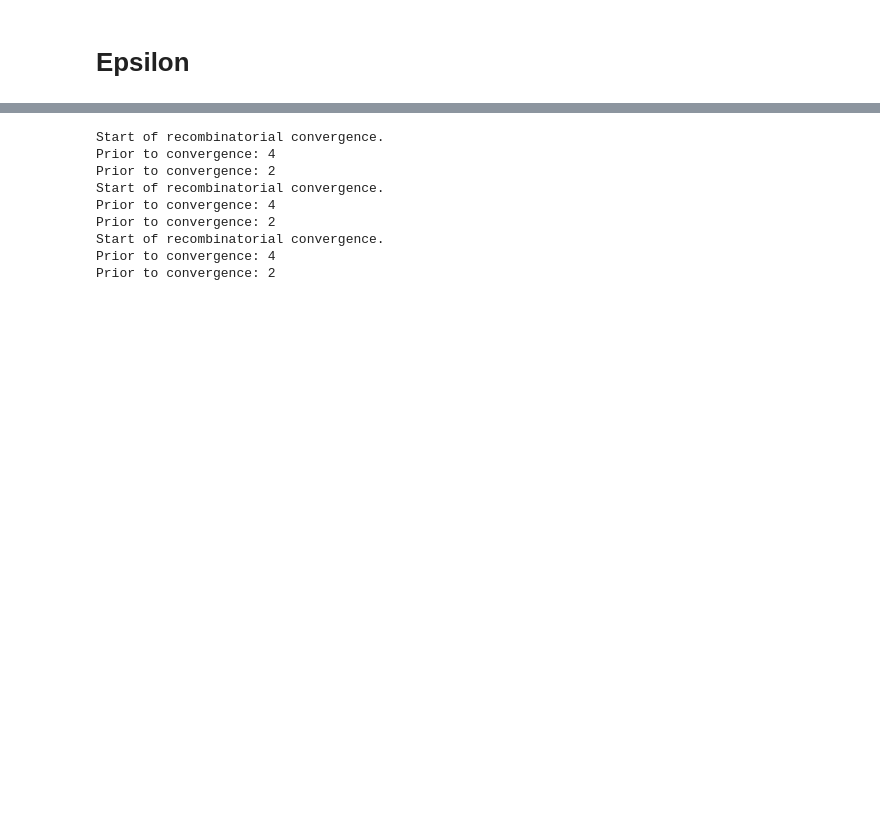
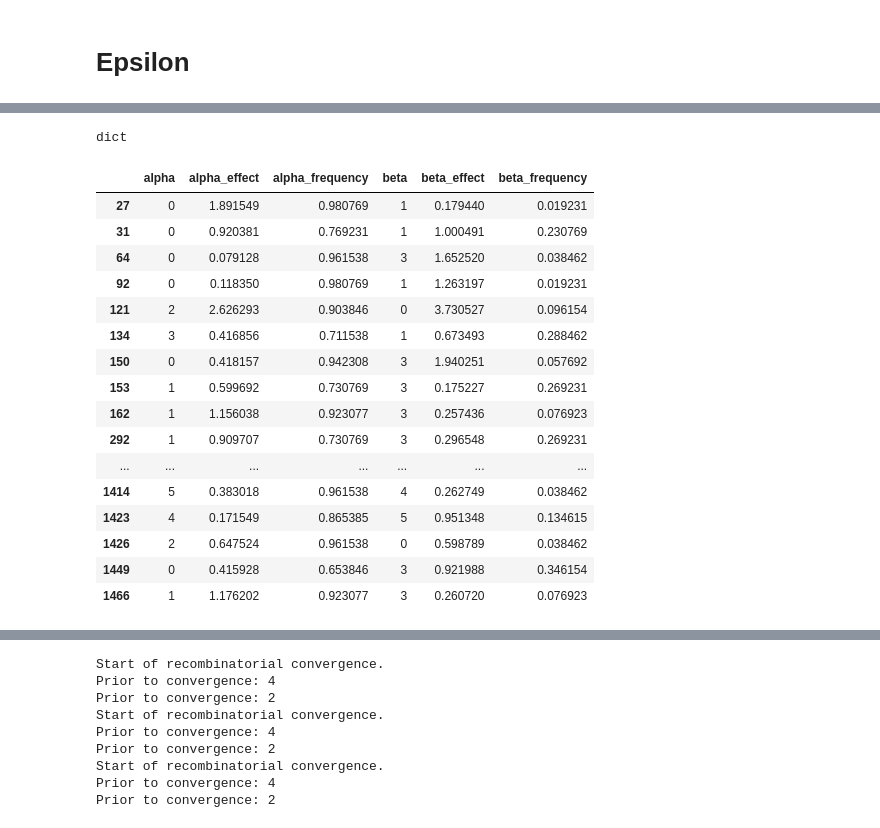
Before and after one commit to maizeatlas/saegus, a Jupyter notebook: devel/magic/1478/demonstration_run_epsilon.ipynb, the cells around one changed output, grey strips where cells are left out. Drawn from its saved outputs; the diff is of its cells as text; code cells hidden in the pictures; blank space fills up the shorter version.

```diff
--- a/devel/magic/1478/demonstration_run_epsilon.ipynb
+++ b/devel/magic/1478/demonstration_run_epsilon.ipynb
@@ -31,0 +37,2 @@ alleles = np.array(pd.read_hdf('parameters/alleles_at_1478_loci.hdf'))
+# %%
+prefounder_allele_frequencies = prefounders.dvars().alleleFreq
@@ -31,0 +67,2 @@ alleles = np.array(pd.read_hdf('parameters/alleles_at_1478_loci.hdf'))
+# %%
+alpha_effects, beta_effects = ae_array[, alpha], ae_array[range(1478), beta]
@@ -31,0 +140,4 @@ alleles = np.array(pd.read_hdf('parameters/alleles_at_1478_loci.hdf'))
+# %%
+type(prefounder_allele_frequencies)
+# %% [output]
+dict
@@ -31,0 +175,20 @@ alleles = np.array(pd.read_hdf('parameters/alleles_at_1478_loci.hdf'))
+# %%
+aetable.ix[qtl, :]
+# %% [output]
+|  | alpha | alpha_effect | alpha_frequency | beta | beta_effect | beta_frequency |
+| 27 | 0 | 1.891549 | 0.980769 | 1 | 0.179440 | 0.019231 |
+| 31 | 0 | 0.920381 | 0.769231 | 1 | 1.000491 | 0.230769 |
+| 64 | 0 | 0.079128 | 0.961538 | 3 | 1.652520 | 0.038462 |
+| 92 | 0 | 0.118350 | 0.980769 | 1 | 1.263197 | 0.019231 |
+| 121 | 2 | 2.626293 | 0.903846 | 0 | 3.730527 | 0.096154 |
+| 134 | 3 | 0.416856 | 0.711538 | 1 | 0.673493 | 0.288462 |
+| 150 | 0 | 0.418157 | 0.942308 | 3 | 1.940251 | 0.057692 |
+| 153 | 1 | 0.599692 | 0.730769 | 3 | 0.175227 | 0.269231 |
+| 162 | 1 | 1.156038 | 0.923077 | 3 | 0.257436 | 0.076923 |
+| 292 | 1 | 0.909707 | 0.730769 | 3 | 0.296548 | 0.269231 |
+| ... | ... | ... | ... | ... | ... | ... |
+| 1414 | 5 | 0.383018 | 0.961538 | 4 | 0.262749 | 0.038462 |
+| 1423 | 4 | 0.171549 | 0.865385 | 5 | 0.951348 | 0.134615 |
+| 1426 | 2 | 0.647524 | 0.961538 | 0 | 0.598789 | 0.038462 |
+| 1449 | 0 | 0.415928 | 0.653846 | 3 | 0.921988 | 0.346154 |
+| 1466 | 1 | 1.176202 | 0.923077 | 3 | 0.260720 | 0.076923 |
```
Also changed, not shown: parts of 148 cells of this notebook, 8 other files.
